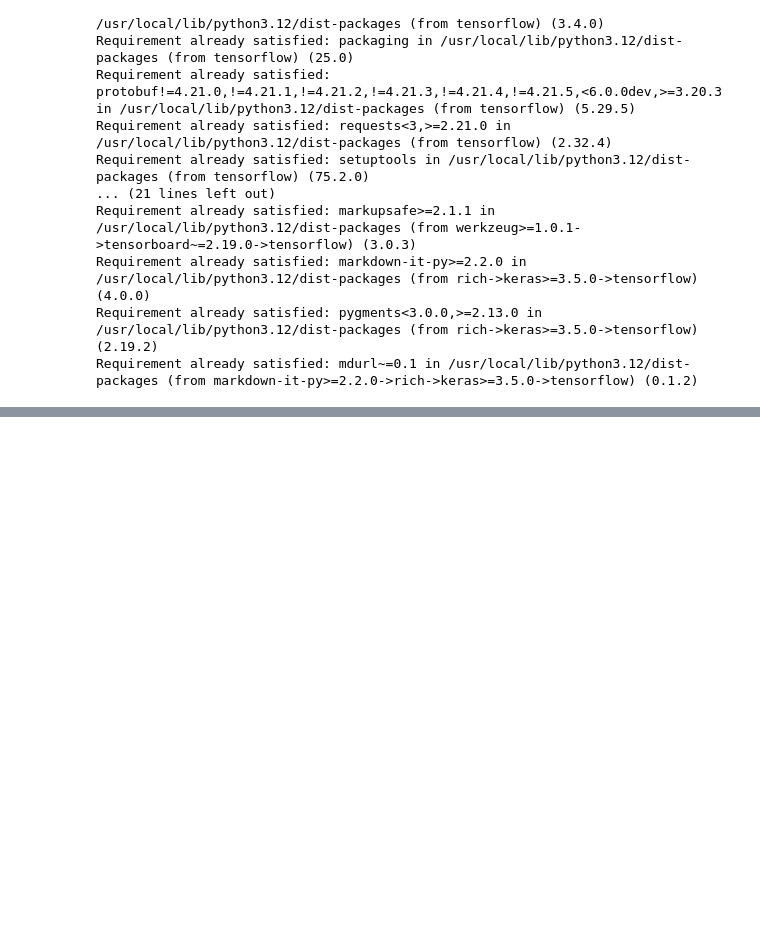
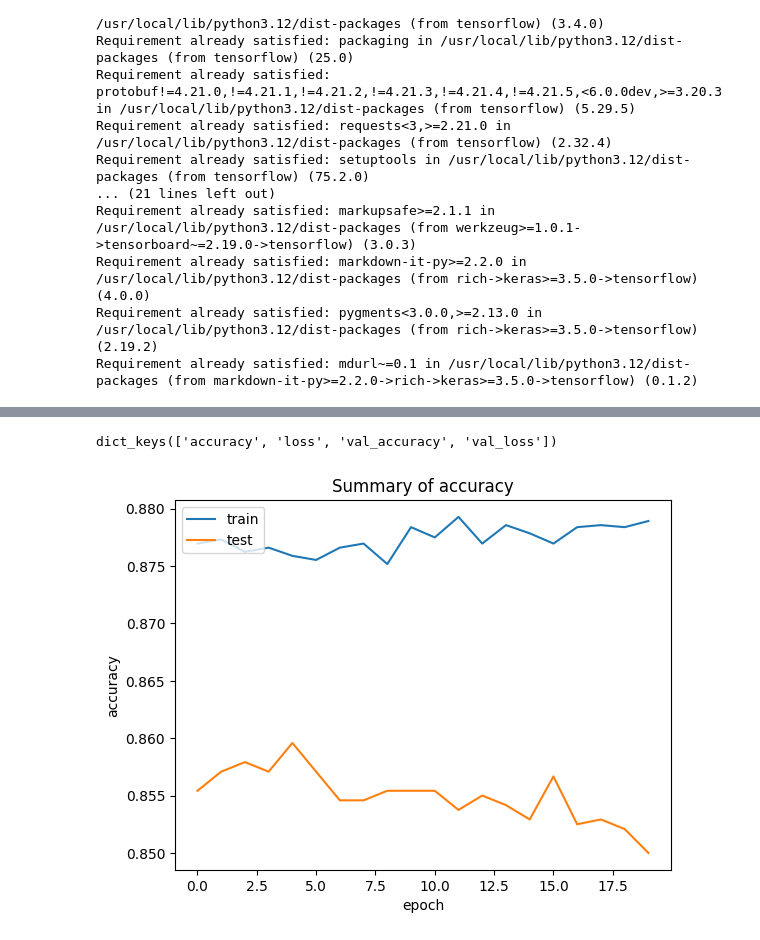
Before and after one commit to viklearnsai-hub/Machine_Learning, a Jupyter notebook: ANN.ipynb, the cells around one changed output, grey strips where cells are left out. Saved outputs shown, nothing was run; the diff lists cells and outputs as text; code cells hidden in the pictures; blank space fills up the shorter version.

```diff
--- a/ANN.ipynb
+++ b/ANN.ipynb
@@ -191,0 +210,4 @@ from tensorflow.keras.layers import Dropout #tackle overfitting, (similar to L1
+# %%
+seq.add(Dense(units=1,activation='sigmoid'))
+# %%
+seq.compile(optimizer='adam',loss='binary_crossentropy',metrics=['accuracy'])
@@ -191,0 +220,8 @@ from tensorflow.keras.layers import Dropout #tackle overfitting, (similar to L1
+# %%
+es = tensorflow.keras.callbacks.EarlyStopping(
+    monitor="val_loss",
+    patience=10,
+    mode="auto",
+)
+# %%
+learnhist = seq.fit(X_train,Y_train,batch_size=10,epochs=1000,callbacks=es,validation_split=0.30)
@@ -191,0 +246,15 @@ from tensorflow.keras.layers import Dropout #tackle overfitting, (similar to L1
+# %%
+learnhist.history.keys()
+# %% [output]
+dict_keys(['accuracy', 'loss', 'val_accuracy', 'val_loss'])
+# %%
+import matplotlib.pyplot as plt
+plt.plot(learnhist.history['accuracy'])
+plt.plot(learnhist.history['val_accuracy'])
+plt.title('Summary of accuracy')
+plt.ylabel('accuracy')
+plt.xlabel('epoch')
+plt.legend(['train', 'test'], loc='upper left')
+plt.show()
+# %% [output]
+[figure, added]
```
Also changed, not shown: parts of 12 cells of this notebook.
